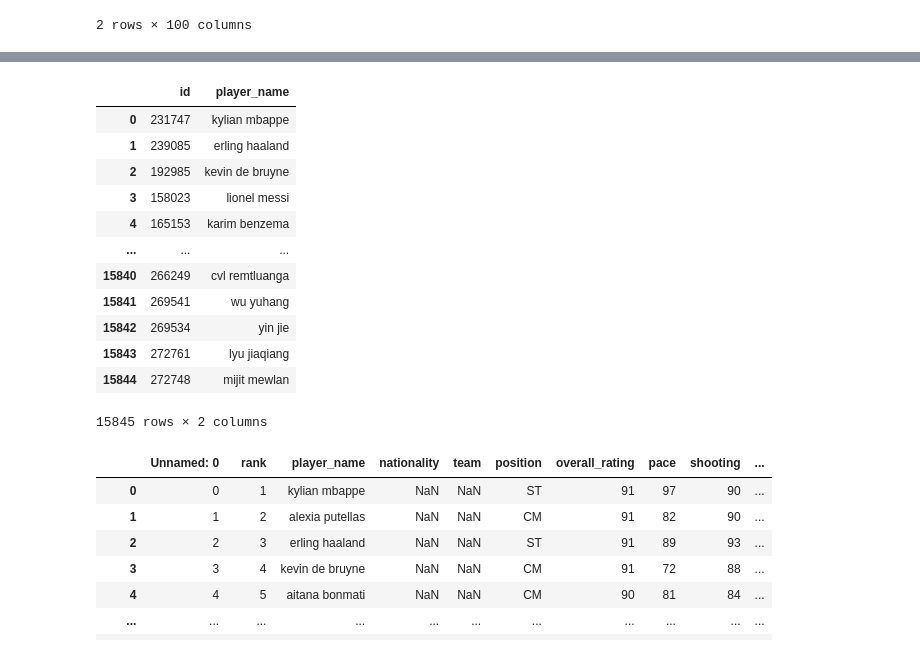
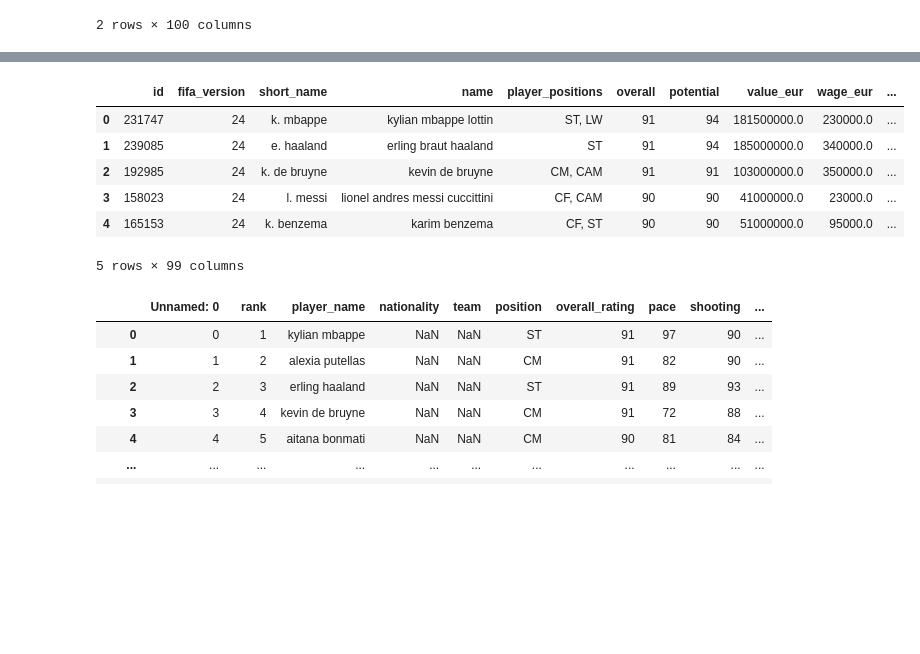
Before and after one commit to jamorgan8/COACH_GPT4_EA_FC, a Jupyter notebook: Notebooks/Main.ipynb, the cells around one changed output, grey strips where cells are left out. Drawn from its saved outputs; the diff is of its cells as text; code cells hidden in the pictures; blank space fills up the shorter version.

```diff
--- a/Notebooks/Main.ipynb
+++ b/Notebooks/Main.ipynb
@@ -31,22 +29,17 @@ players_stats.head(2)
 # %%
-player_key['name'] = player_key['name'].str.lower()
-player_key['name'] = player_key['name'].str.normalize('NFKD').str.encode('ascii', errors='ignore').str.decode('utf-8')
-player_key.rename(columns = {'name':'player_name'}, inplace = True)
-player_key = player_key.drop(columns = ['Unnamed: 0'])
-player_key
+#normalize name
+all_players['long_name'] = all_players['long_name'].str.lower()
+all_players['long_name'] = all_players['long_name'].str.normalize('NFKD').str.encode('ascii', errors='ignore').str.decode('utf-8')
+all_players.rename(columns = {'long_name':'name', 'player_id':'id'}, inplace = True)
+all_players = all_players.drop(columns = ['Unnamed: 0'])
+all_players.head()
 # %% [output]
-|  | id | player_name |
-| 0 | 231747 | kylian mbappe |
-| 1 | 239085 | erling haaland |
-| 2 | 192985 | kevin de bruyne |
-| 3 | 158023 | lionel messi |
-| 4 | 165153 | karim benzema |
-| ... | ... | ... |
-| 15840 | 266249 | cvl remtluanga |
-| 15841 | 269541 | wu yuhang |
-| 15842 | 269534 | yin jie |
-| 15843 | 272761 | lyu jiaqiang |
-| 15844 | 272748 | mijit mewlan |
+|  | id | fifa_version | short_name | name | player_positions | overall | potential | value_eur | wage_eur | ... |
+| 0 | 231747 | 24 | k. mbappe | kylian mbappe lottin | ST, LW | 91 | 94 | 181500000.0 | 230000.0 | ... |
+| 1 | 239085 | 24 | e. haaland | erling braut haaland | ST | 91 | 94 | 185000000.0 | 340000.0 | ... |
+| 2 | 192985 | 24 | k. de bruyne | kevin de bruyne | CM, CAM | 91 | 91 | 103000000.0 | 350000.0 | ... |
+| 3 | 158023 | 24 | l. messi | lionel andres messi cuccittini | CF, CAM | 90 | 90 | 41000000.0 | 23000.0 | ... |
+| 4 | 165153 | 24 | k. benzema | karim benzema | CF, ST | 90 | 90 | 51000000.0 | 95000.0 | ... |
-15845 rows × 2 columns
+5 rows × 99 columns
 # %%
 #convert to lower case and drop random unneeded row
```
Also changed, not shown: parts of 3 cells of this notebook, 2 other files.
